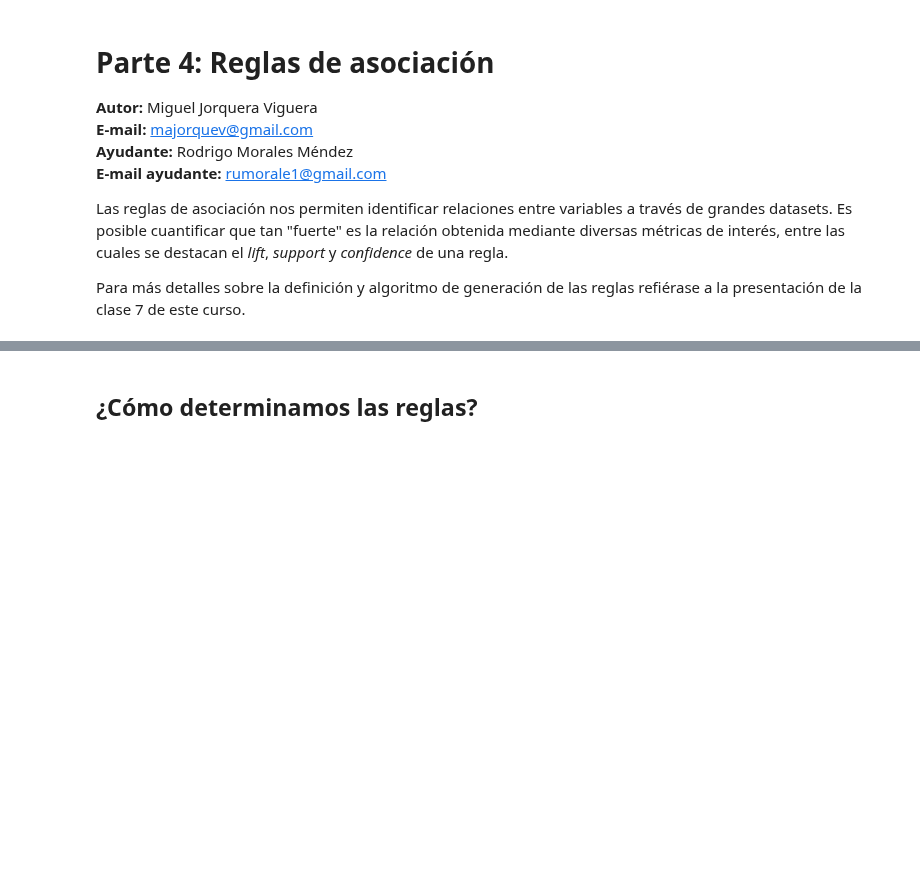
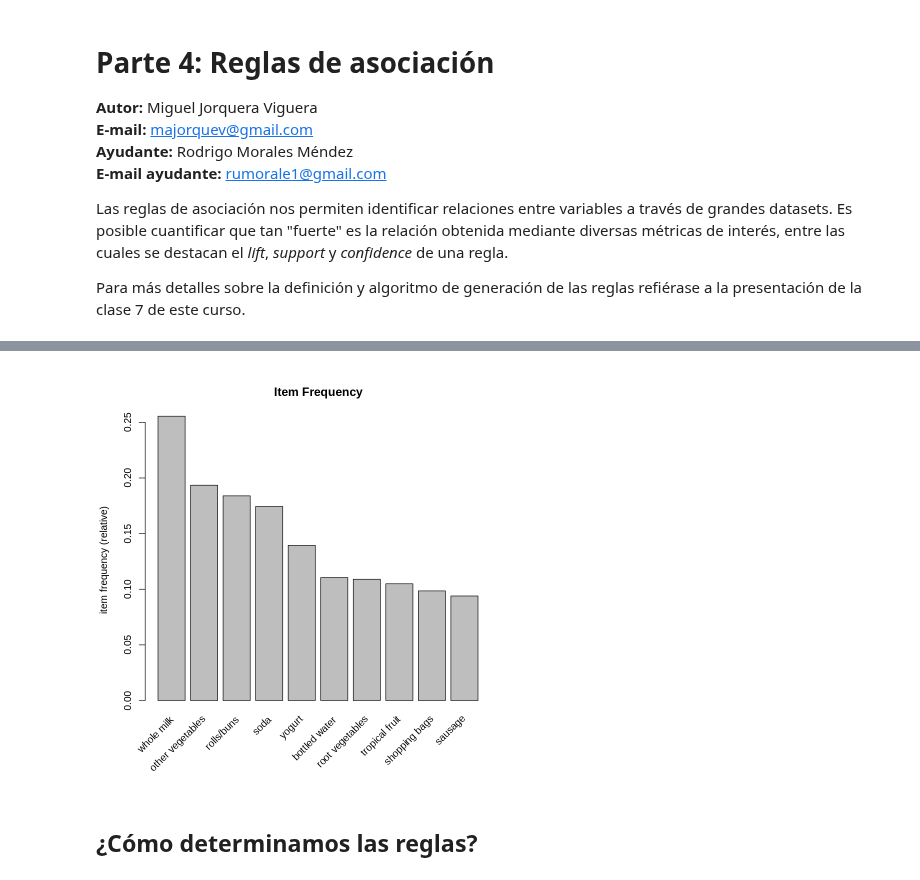
Before and after one commit to rodrigo-coco-espinoza/Introduccion_a_ciencia_de_datos_R_v2, a Jupyter notebook: Clases/Clase5/Clase5_1_reglas_de_asociacion.ipynb, the cells around one changed output, grey strips where cells are left out. Cells and saved outputs as stored; diff of their text form; code cells hidden in the pictures; blank space fills up the shorter version.

```diff
--- a/Clases/Clase5/Clase5_1_reglas_de_asociacion.ipynb
+++ b/Clases/Clase5/Clase5_1_reglas_de_asociacion.ipynb
@@ -46,8 +175,10 @@ inspect(frequentItems)
 # %%
 itemFrequencyPlot(Groceries,
                   topN=10,
-                  type="absolute",
+                  type="relative",
                   main="Item Frequency") #podemos graficar los items frecuentes
+# %% [output]
+[figure, added]
 # %% [markdown]
 ## ¿Cómo determinamos las reglas?
 # %%
```
Also changed, not shown: parts of 14 cells of this notebook.
